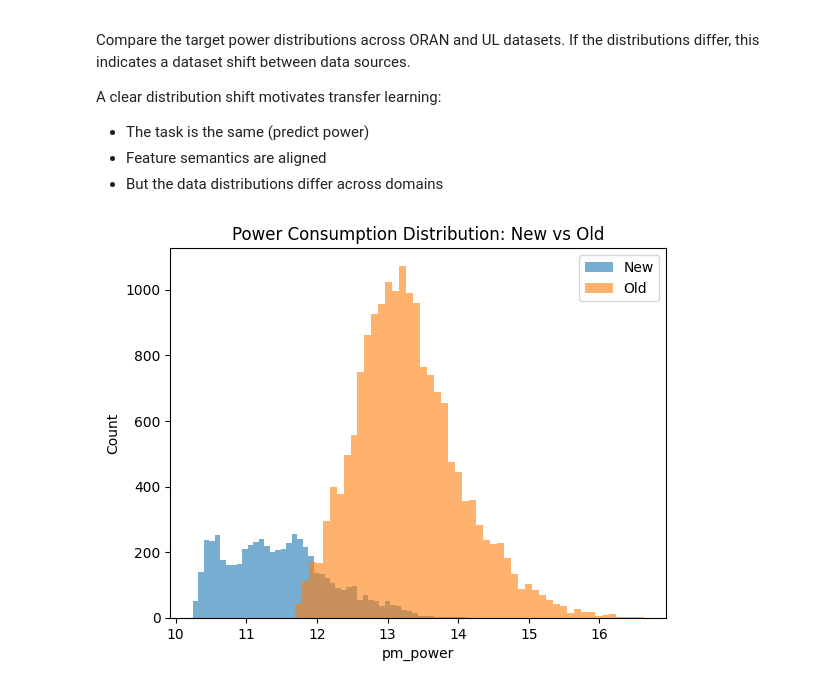
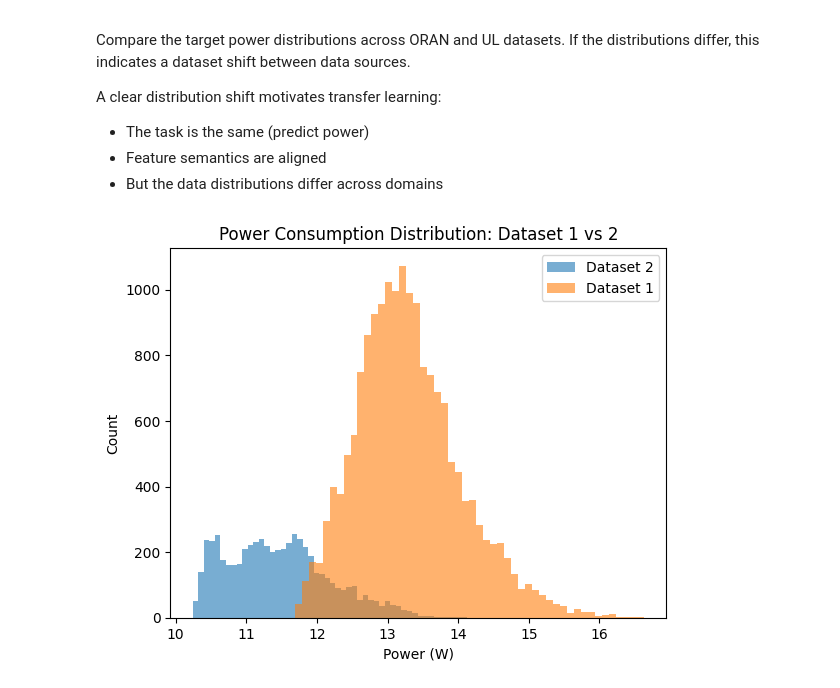
Before and after one commit to samiwu717/BAI_project, a Jupyter notebook: dataprocessing.ipynb, the cells around one changed output. Cells and saved outputs as stored; diff of their text form; code cells hidden in the pictures.

```diff
--- a/dataprocessing.ipynb
+++ b/dataprocessing.ipynb
@@ -358,12 +358,12 @@ A clear distribution shift motivates transfer learning:
 - But the data distributions differ across domains
 # %%
 plt.figure()
-plt.hist(ul_4cols[TARGET], bins=50, alpha=0.6, label="New")
-plt.hist(oran_4cols[TARGET], bins=50, alpha=0.6, label="Old")
-plt.xlabel(TARGET)
+plt.hist(ul_4cols[TARGET], bins=50, alpha=0.6, label="Dataset 2")
+plt.hist(oran_4cols[TARGET], bins=50, alpha=0.6, label="Dataset 1")
+plt.xlabel("Power (W)")
 plt.ylabel("Count")
-plt.title("Power Consumption Distribution: New vs Old")
+plt.title("Power Consumption Distribution: Dataset 1 vs 2")
 plt.legend()
 plt.show()
 # %% [output]
-[figure, old version]
+[figure, new version]
```
Also changed, not shown: parts of 4 cells of this notebook, 9 other files.
